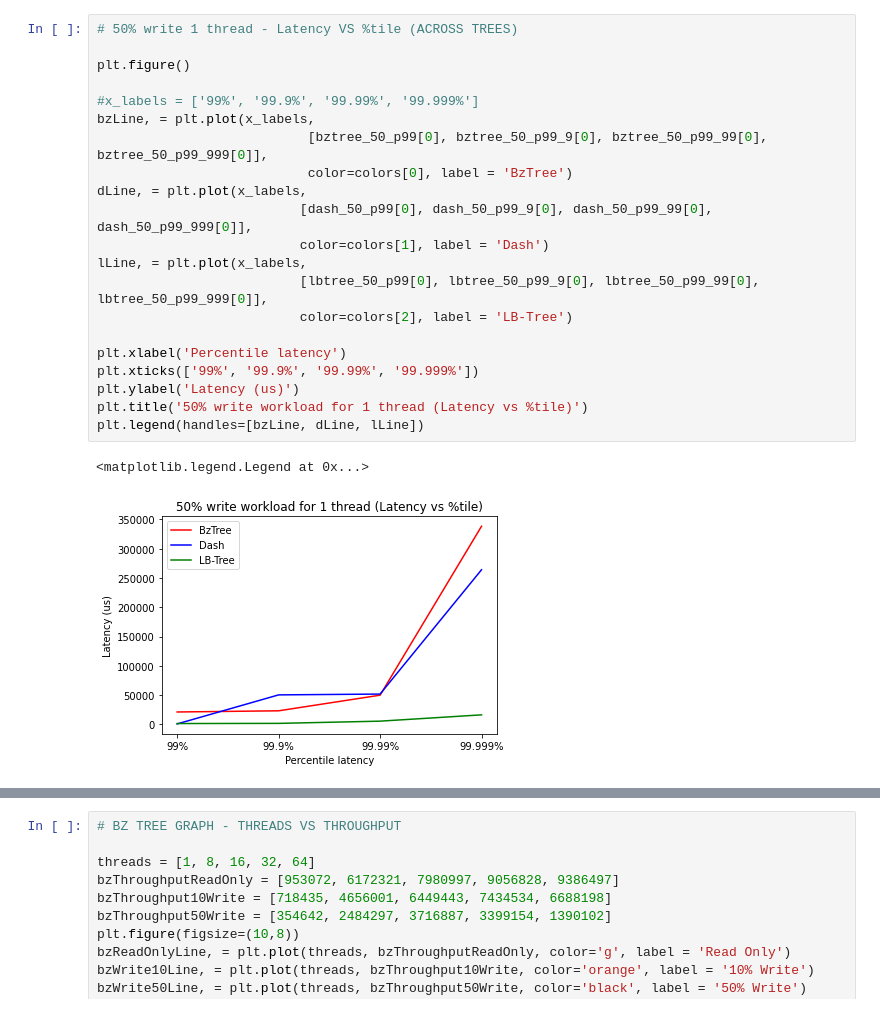
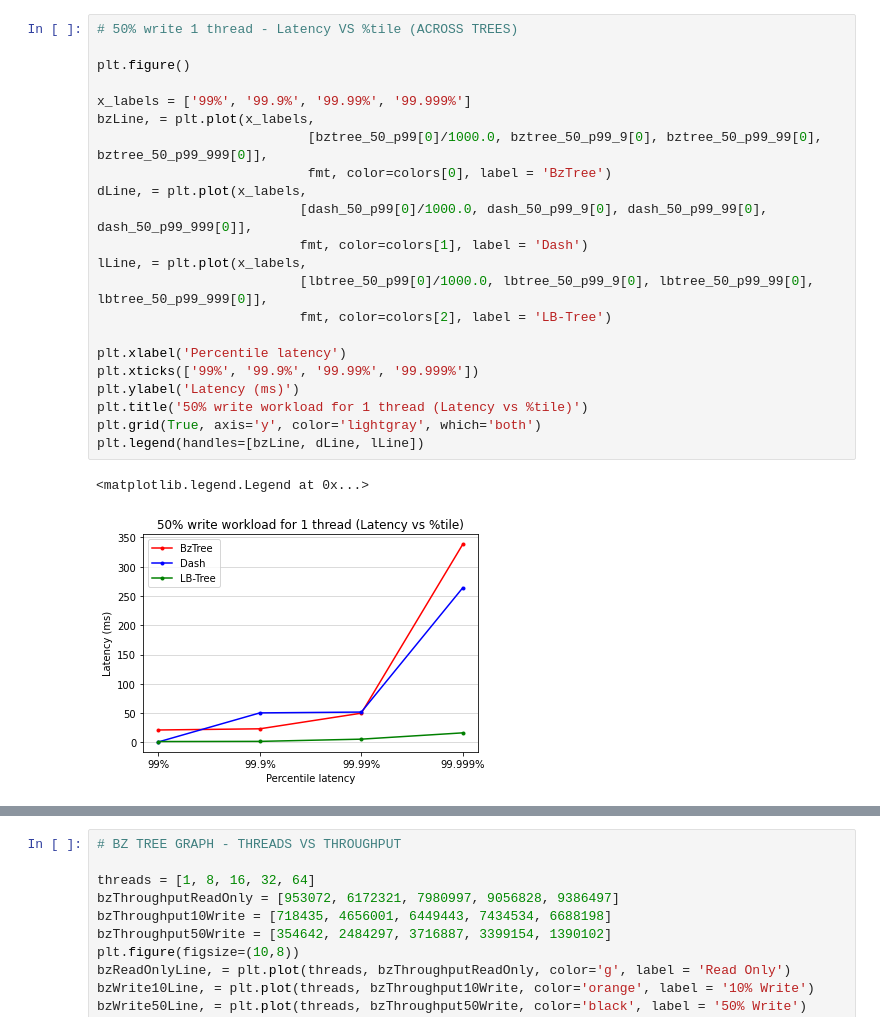
Before and after one commit to nisargshah95/Comparison-of-Indexes-for-PMem, a Jupyter notebook: CS764.ipynb, the cells around one changed output, grey strips where cells are left out. Cells and saved outputs as stored; diff of their text form.

Commit message:
Add points, grid to plots

```diff
--- a/CS764.ipynb
+++ b/CS764.ipynb
@@ -202,27 +211,28 @@ plt.legend(handles=[bzMedian50WriteLine, dMedianLatency50Write, bz99Latency50Wri
 # %%
 # 50% write 1 thread - Latency VS %tile (ACROSS TREES)
 
 plt.figure()
 
-#x_labels = ['99%', '99.9%', '99.99%', '99.999%']
+x_labels = ['99%', '99.9%', '99.99%', '99.999%']
 bzLine, = plt.plot(x_labels,
-                           [bztree_50_p99[0], bztree_50_p99_9[0], bztree_50_p99_99[0], bztree_50_p99_999[0]],
-                           color=colors[0], label = 'BzTree')
+                           [bztree_50_p99[0]/1000.0, bztree_50_p99_9[0], bztree_50_p99_99[0], bztree_50_p99_999[0]],
+                           fmt, color=colors[0], label = 'BzTree')
 dLine, = plt.plot(x_labels,
-                          [dash_50_p99[0], dash_50_p99_9[0], dash_50_p99_99[0], dash_50_p99_999[0]],
-                          color=colors[1], label = 'Dash')
+                          [dash_50_p99[0]/1000.0, dash_50_p99_9[0], dash_50_p99_99[0], dash_50_p99_999[0]],
+                          fmt, color=colors[1], label = 'Dash')
 lLine, = plt.plot(x_labels,
-                          [lbtree_50_p99[0], lbtree_50_p99_9[0], lbtree_50_p99_99[0], lbtree_50_p99_999[0]],
-                          color=colors[2], label = 'LB-Tree')
+                          [lbtree_50_p99[0]/1000.0, lbtree_50_p99_9[0], lbtree_50_p99_99[0], lbtree_50_p99_999[0]],
+                          fmt, color=colors[2], label = 'LB-Tree')
 
 plt.xlabel('Percentile latency')
 plt.xticks(['99%', '99.9%', '99.99%', '99.999%'])
-plt.ylabel('Latency (us)')
+plt.ylabel('Latency (ms)')
 plt.title('50% write workload for 1 thread (Latency vs %tile)')
+plt.grid(True, axis='y', color='lightgray', which='both')
 plt.legend(handles=[bzLine, dLine, lLine])
 # %% [output]
 <matplotlib.legend.Legend at 0x...>
-[figure, old version]
+[figure, new version]
 # %%
 # 10% write 1 thread - Latency VS %tile (ACROSS TREES)
 
```
Also changed, not shown: parts of 10 cells of this notebook.
